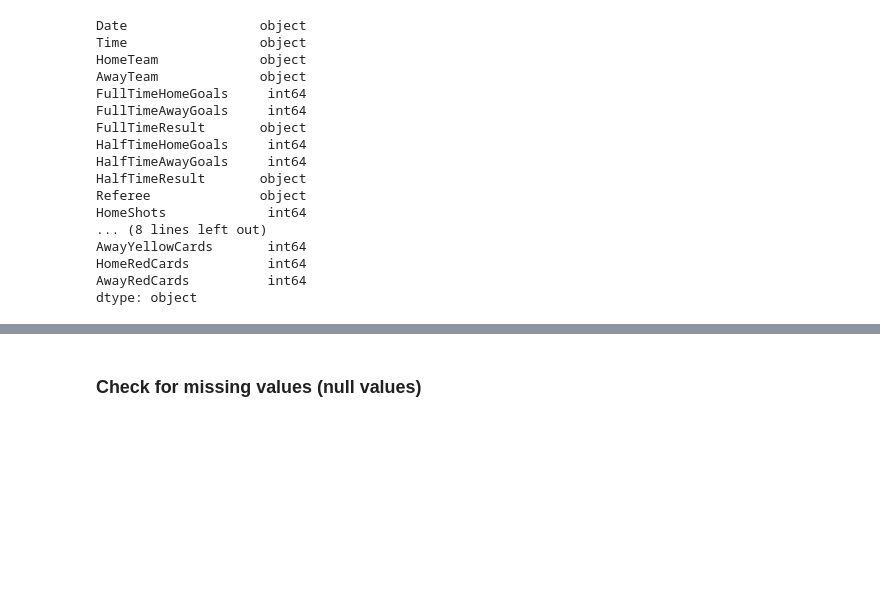
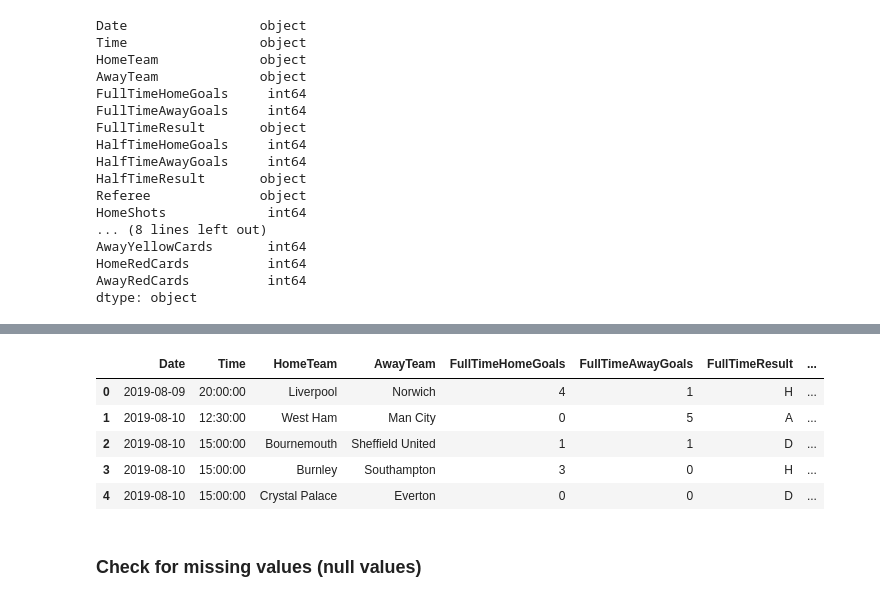
Before and after one commit to CharlesPeterMcCarthy/english-premier-league-2019-2020-statistical-analysis, a Jupyter notebook: epl-2019-2020.ipynb, the cells around one changed output, grey strips where cells are left out. Drawn from its saved outputs; the diff is of its cells as text; code cells hidden in the pictures; blank space fills up the shorter version.

Commit message:
Ensure Correct Data Types & Convert

```diff
--- a/epl-2019-2020.ipynb
+++ b/epl-2019-2020.ipynb
@@ -235,0 +244,9 @@ dtype: object
+# %%
+# matches_df.Date = matches_df.Date.astype('datetime64[ns]')
+
+# Format date to ensure consistency with days and months
+matches_df.Date = pd.to_datetime(matches_df.Date.astype(str), format='%d/%m/%Y')
+# %%
+# Format time
+
+matches_df.Time = matches_df.Time.dt.time
@@ -236,3 +273,12 @@ dtype: object
+# %%
+matches_df.head()
+# %% [output]
+|  | Date | Time | HomeTeam | AwayTeam | FullTimeHomeGoals | FullTimeAwayGoals | FullTimeResult | ... |
+| 0 | 2019-08-09 | 20:00:00 | Liverpool | Norwich | 4 | 1 | H | ... |
+| 1 | 2019-08-10 | 12:30:00 | West Ham | Man City | 0 | 5 | A | ... |
+| 2 | 2019-08-10 | 15:00:00 | Bournemouth | Sheffield United | 1 | 1 | D | ... |
+| 3 | 2019-08-10 | 15:00:00 | Burnley | Southampton | 3 | 0 | H | ... |
+| 4 | 2019-08-10 | 15:00:00 | Crystal Palace | Everton | 0 | 0 | D | ... |
 # %% [markdown]
 ### Check for missing values (null values)
 # %% [markdown]
```
Also changed, not shown: parts of 3 cells of this notebook.
